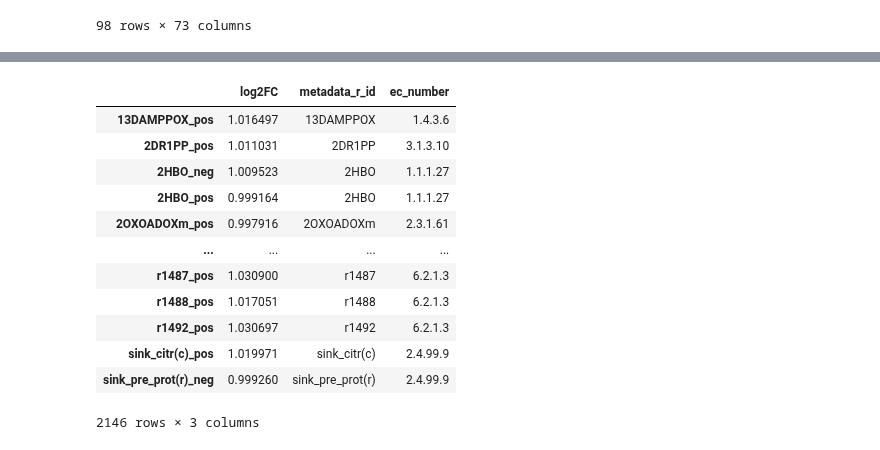
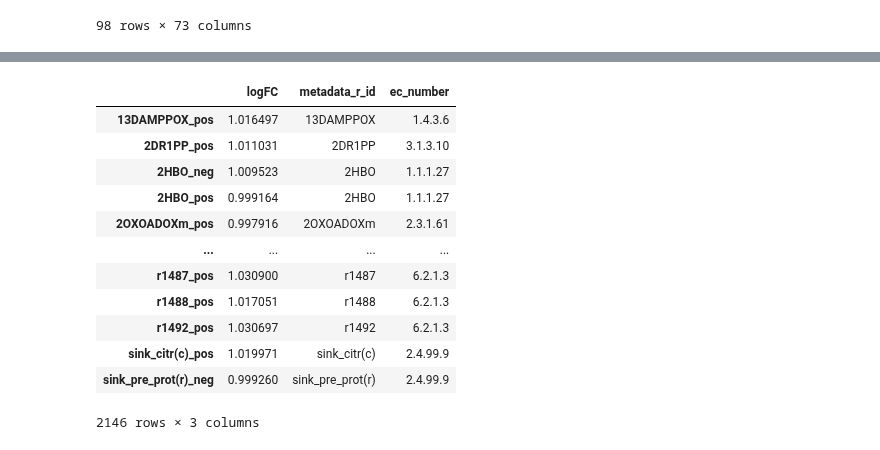
Before and after one commit to menchelab/novarinocollab, a Jupyter notebook: notebooks/metabo_analysis.ipynb, the cells around one changed output, grey strips where cells are left out. Drawn from its saved outputs; the diff is of its cells as text; code cells hidden in the pictures.

```diff
--- a/notebooks/metabo_analysis.ipynb
+++ b/notebooks/metabo_analysis.ipynb
@@ -262,12 +262,12 @@ kegg2ec
 # %%
 compass = pd.read_csv(
-    '../processed/compass_reactions.tsv',
+    '../raw/compass_results_neurons.tsv',
     sep = '\t',
     index_col = 0
 )
 compass
 # %% [output]
-|  | log2FC | metadata_r_id | ec_number |
+|  | logFC | metadata_r_id | ec_number |
 | 13DAMPPOX_pos | 1.016497 | 13DAMPPOX | 1.4.3.6 |
 | 2DR1PP_pos | 1.011031 | 2DR1PP | 3.1.3.10 |
 | 2HBO_neg | 1.009523 | 2HBO | 1.1.1.27 |
```
Also changed, not shown: parts of 20 cells of this notebook, 2 other files.
